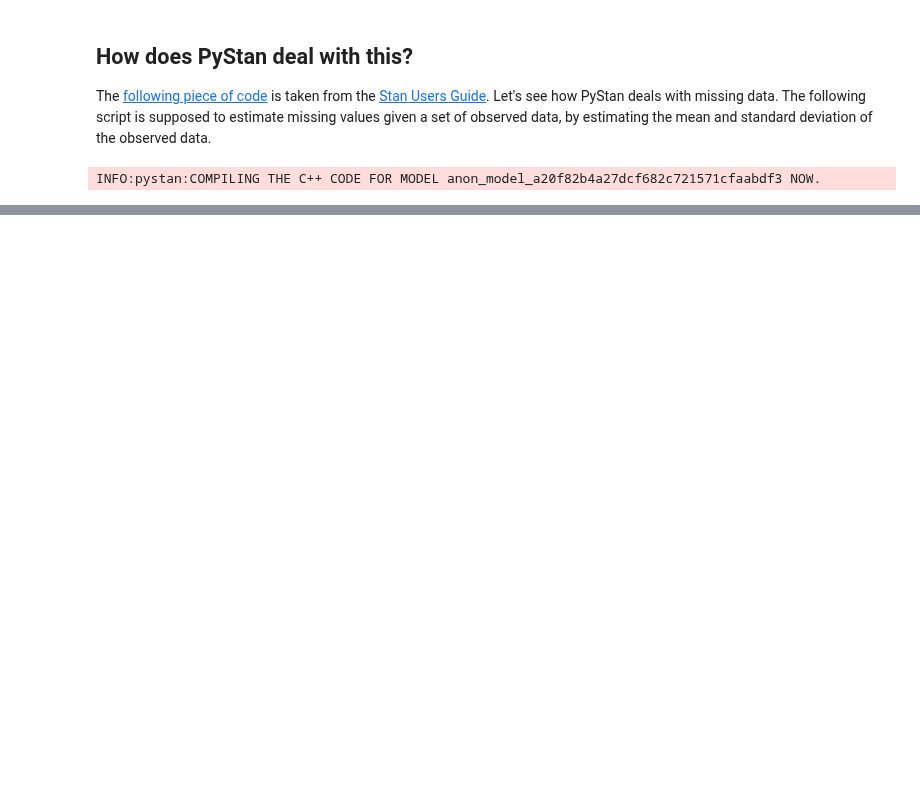
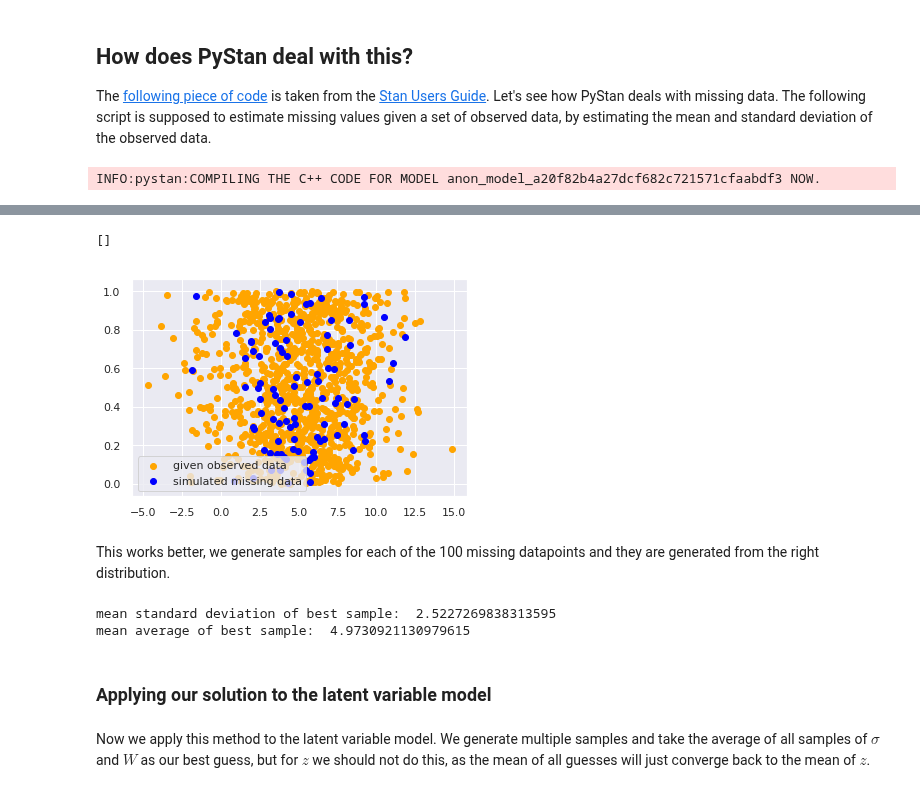
Before and after one commit to tobias-beers/RNA_visualization, a Jupyter notebook: Code/PyStan/PPCA-part2.ipynb, the cells around one changed output, grey strips where cells are left out. Cells and saved outputs as stored; diff of their text form; code cells hidden in the pictures; blank space fills up the shorter version.

```diff
--- a/Code/PyStan/PPCA-part2.ipynb
+++ b/Code/PyStan/PPCA-part2.ipynb
@@ -430,0 +250,11 @@ print(W_p)
+# %%
+N_obs = 1000
+N_mis = 100
+a = np.random.normal(5,3,size=N_obs)
+md_dat = {'N_obs': N_obs, 'N_mis':N_mis, 'y_obs':a}
+op = miss.optimizing(data=md_dat)
+y = op['y_mis']
+
+print('First missing values: ', y[:6])
+print('Mean of the filled in missing data: ', np.mean(y))
+print('Standard deviation of the filled in missing data: ', np.std(y))
@@ -430,0 +267,5 @@ print(W_p)
+# %%
+fit = miss.sampling(data = md_dat, iter=100, chains=1)
+b = fit.extract()
+
+best_ind = np.where(b['lp__']==max(b['lp__']))[0][0]
@@ -430,0 +274,20 @@ print(W_p)
+# %%
+plt.scatter(a, np.random.uniform(size=N_obs), color='orange', label='given observed data')
+plt.scatter(b['y_mis'][best_ind,:], np.random.uniform(size=N_mis), color='blue', label='simulated missing data')
+plt.legend()
+plt.plot()
+# %% [output]
+[]
+[figure, added]
+# %% [markdown]
+This works better, we generate samples for each of the 100 missing datapoints and they are generated from the right distribution.
+# %%
+print('mean standard deviation of best sample: ', np.std(b['y_mis'][best_ind]))
+print('mean average of best sample: ', np.mean(b['y_mis'][best_ind,:]))
+# %% [output]
+mean standard deviation of best sample:  2.5227269838313595
+mean average of best sample:  4.9730921130979615
+# %% [markdown]
+### Applying our solution to the latent variable model
+# %% [markdown]
+Now we apply this method to the latent variable model. We generate multiple samples and take the average of all samples of $\sigma$ and $W$ as our best guess, but for $z$ we should not do this, as the mean of all guesses will just converge back to the mean of $z$.
```
Also changed, not shown: parts of 42 cells of this notebook, 1 other file.
